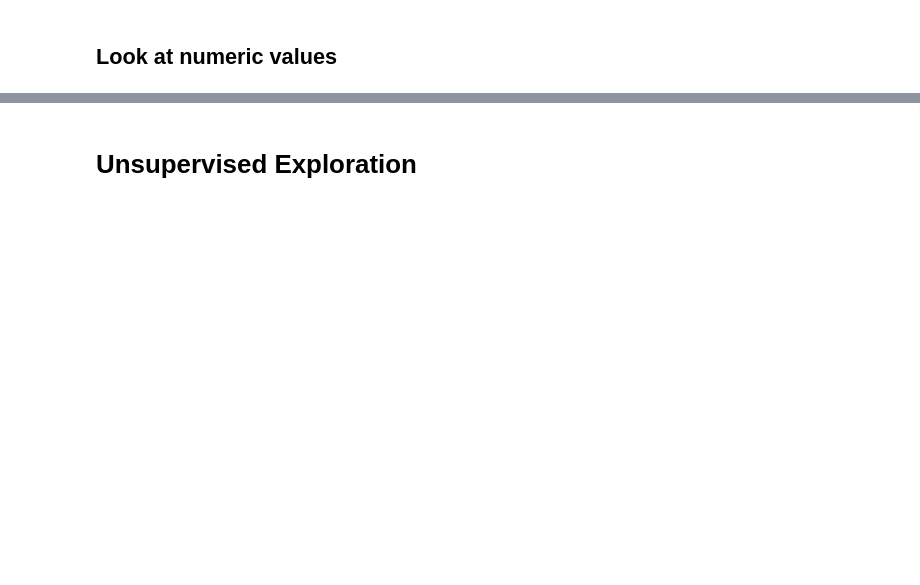
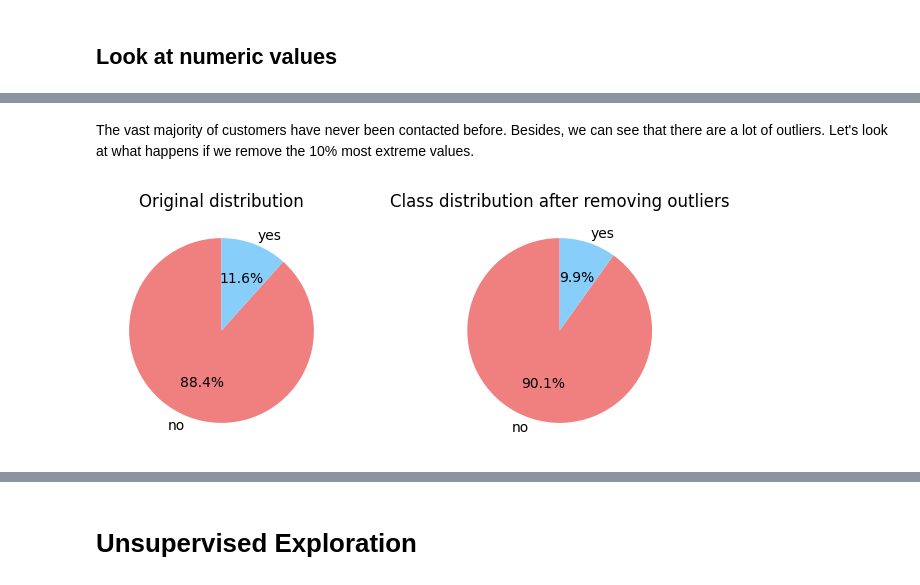
Before and after one commit to MaxenceAr/Projet_AAA, a Jupyter notebook: Projet_AAA_ARHOUL_REVEL.ipynb, the cells around one changed output, grey strips where cells are left out. Cells and saved outputs as stored; diff of their text form; code cells hidden in the pictures; blank space fills up the shorter version.

```diff
--- a/Projet_AAA_ARHOUL_REVEL.ipynb
+++ b/Projet_AAA_ARHOUL_REVEL.ipynb
@@ -275,0 +309,28 @@ X.describe()
+# %% [markdown]
+The vast majority of customers have never been contacted before.
+Besides, we can see that there are a lot of outliers. Let's look at what happens if we remove the 10% most extreme values.
+# %%
+clf = IsolationForest(contamination=0.1)
+outliers = clf.fit_predict(X[['age', 'balance', 'duration', 'campaign', 'pdays', 'previous']])
+X_no_outliers = X[outliers != -1]
+y_no_outliers = y[outliers != -1]
+# %%
+class_counts_original = y.value_counts()
+
+class_counts_no_outliers = y_no_outliers.value_counts()
+
+
+fig, axes = plt.subplots(1, 2, figsize=(8, 3))
+
+# Pie chart pour y
+axes[0].pie(class_counts_original, labels=class_counts_original.index, autopct='%1.1f%%', startangle=90, colors=['lightcoral', 'lightskyblue'])
+axes[0].set_title('Original distribution')
+
+# Pie chart pour y_no_outliers
+axes[1].pie(class_counts_no_outliers, labels=class_counts_no_outliers.index, autopct='%1.1f%%', startangle=90, colors=['lightcoral', 'lightskyblue'])
+axes[1].set_title('Class distribution after removing outliers')
+
+
+plt.show()
+# %% [output]
+[figure, added]
```
Also changed, not shown: parts of 50 cells of this notebook.
